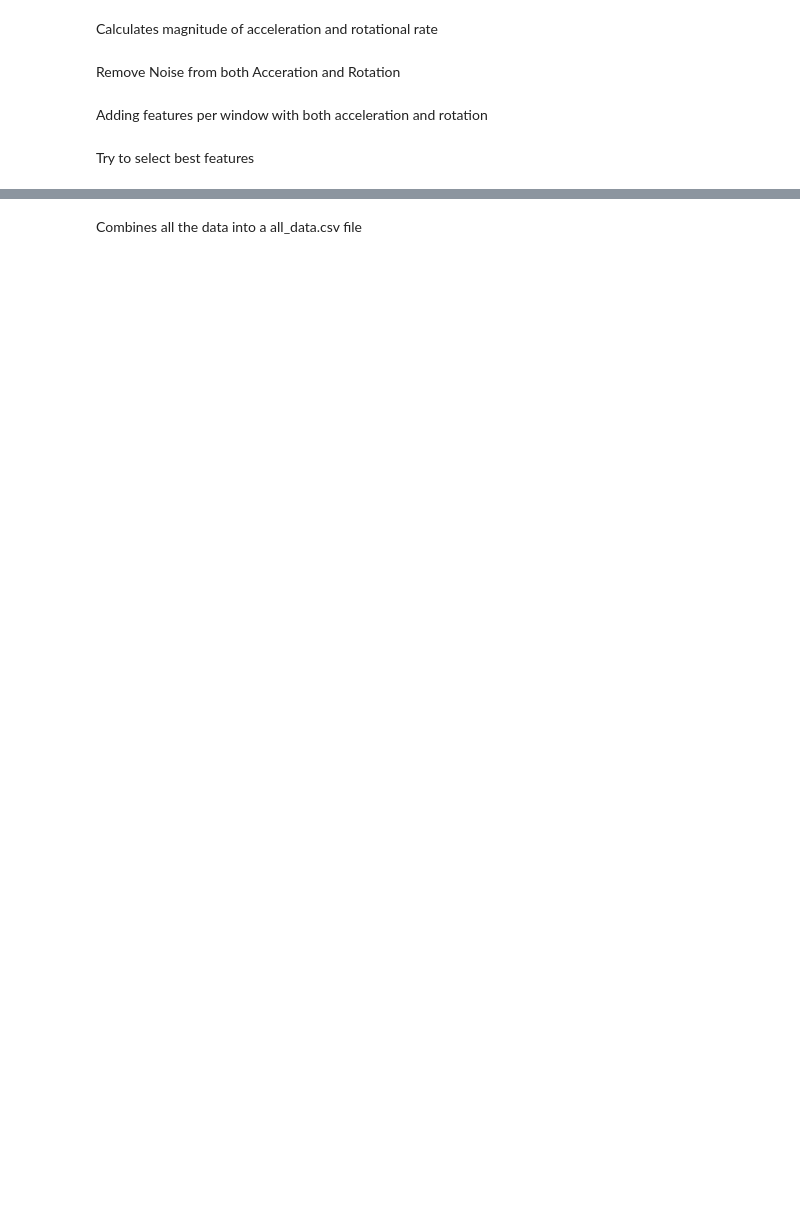
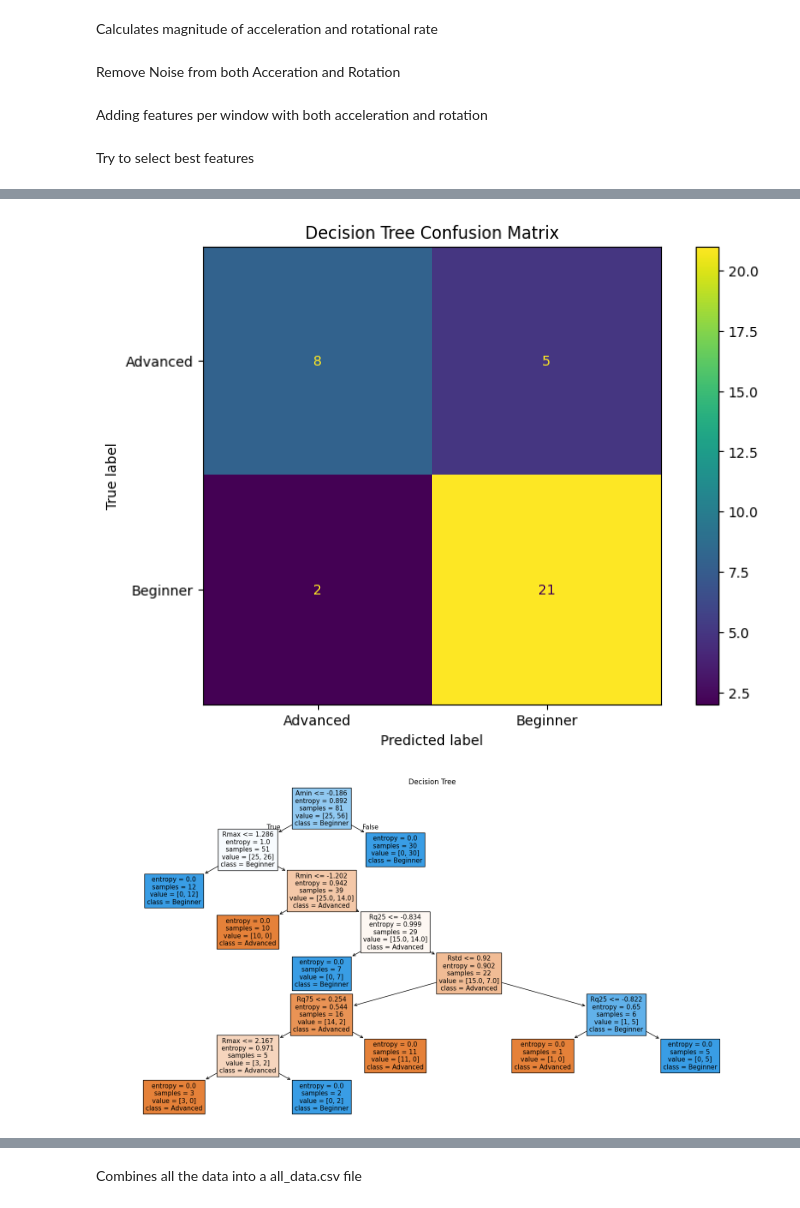
Before and after one commit to Nickmm11/rockclimbing-classification, a Jupyter notebook: Project.ipynb, the cells around one changed output, grey strips where cells are left out. Saved outputs shown, nothing was run; the diff lists cells and outputs as text; code cells hidden in the pictures; blank space fills up the shorter version.

```diff
--- a/Project.ipynb
+++ b/Project.ipynb
@@ -174,7 +175,7 @@ def train_decision_tree(frames, k):
 from sklearn.tree import DecisionTreeClassifier, plot_tree
 
 # Load the combined data
-feature_frames = pd.read_csv('./MyData/all_data.csv')
+feature_frames = pd.read_csv('./MyData/all_data2.csv')
 feature_frames = feature_frames[feature_frames['activity'] != 'Test Set']
 
 # Assuming you have a DataFrame `frames` and a value for `k`
@@ -188,17 +189,19 @@ dt_model, dt_cm, acc, selected_features = train_decision_tree(frames, k)
 X = frames.drop(columns=['activity'])
 y = frames['activity']
 X_new, _, _ = select_top_k_features(X, y, k)
-X_train, X_test, y_train, y_test = train_test_split(X_new, y, test_size=0.3, random_state=42)
-y_pred = dt_model.predict(X_test)
-print(classification_report(y_test, y_pred))
-ConfusionMatrixDisplay.from_predictions(y_test, y_pred)
+X_train_dt, X_test_dt, y_train_dt, y_test_dt = train_test_split(X_new, y, test_size=0.3, random_state=42)
+y_pred_dt = dt_model.predict(X_test_dt)
+print(classification_report(y_test_dt, y_pred_dt))
+ConfusionMatrixDisplay.from_predictions(y_test_dt, y_pred_dt)
 plt.title("Decision Tree Confusion Matrix")
+plt.savefig('dt_cm.png')
 plt.show()
 
 # Plot the decision tree
 plt.figure(figsize=(20, 10))
 plot_tree(dt_model, feature_names=selected_features, class_names=dt_model.classes_, filled=True)
 plt.title("Decision Tree")
+plt.savefig('dt2.png')
 plt.show()
 # %% [output]
               precision    recall  f1-score   support
@@ -225 +224,3 @@ weighted avg       0.75      0.75      0.75        36
+[figure, added]
+[figure, added]
 # %%
```
Also changed, not shown: parts of 10 cells of this notebook, 2 other files.
